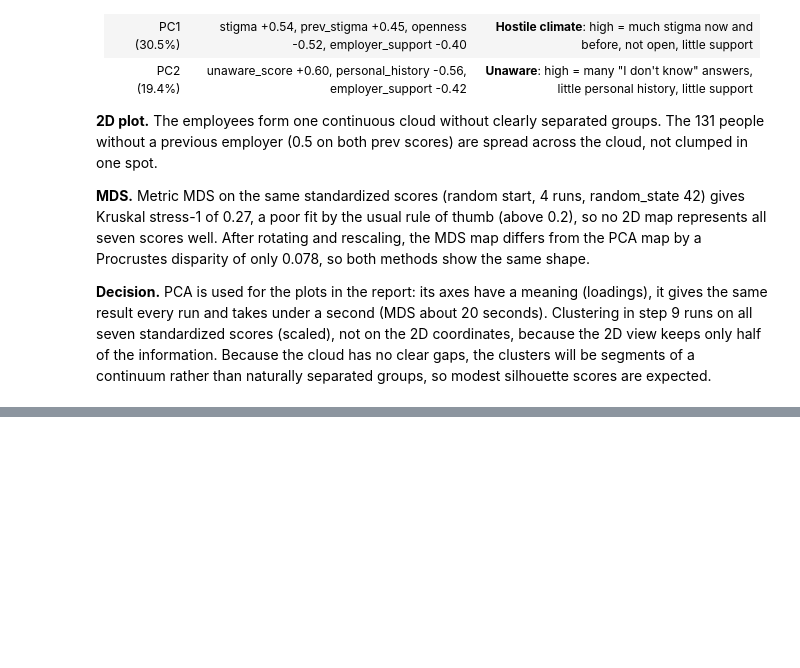
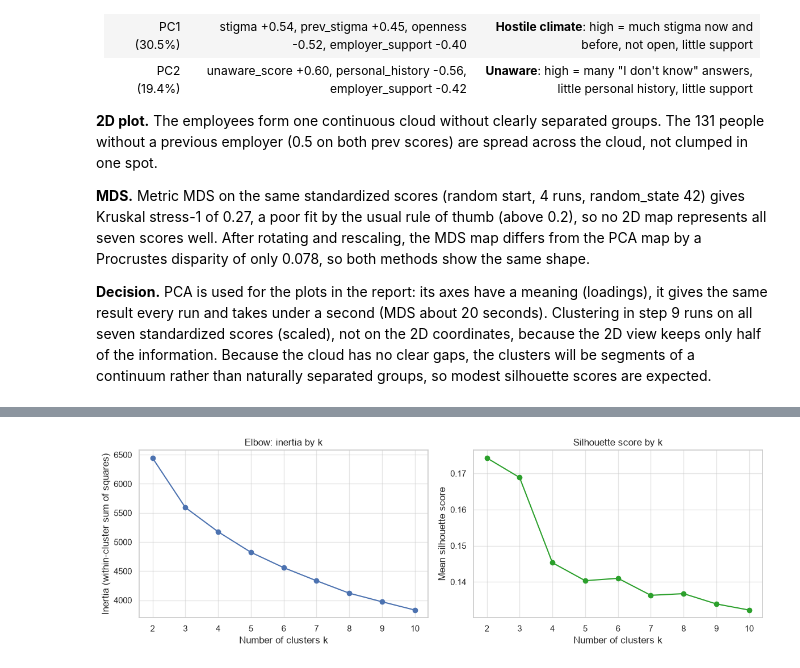
Before and after one commit to fluyid/osmi-mental-health-in-tech, a Jupyter notebook: osmi-clustering/notebooks/01_clustering.ipynb, the cells around one changed output, grey strips where cells are left out. Drawn from its saved outputs; the diff is of its cells as text; code cells hidden in the pictures; blank space fills up the shorter version.

```diff
--- a/osmi-clustering/notebooks/01_clustering.ipynb
+++ b/osmi-clustering/notebooks/01_clustering.ipynb
@@ -1113,0 +1123,15 @@ Procrustes disparity PCA vs MDS: 0.078
+# %%
+k_values = range(2, 11)
+inertias = []
+silhouettes = []
+
+for k in k_values:
+    km = KMeans(n_clusters=k, n_init=10, random_state=42)
+    labels = km.fit_predict(scaled)
+    inertias.append(km.inertia_)
+    silhouettes.append(silhouette_score(scaled, labels))
+
+kmeans_table = pd.DataFrame({"inertia": inertias, "silhouette": silhouettes},
+                            index=pd.Index(k_values, name="k"))
+kmeans_table["inertia_drop"] = -kmeans_table["inertia"].diff()
+kmeans_table.round(3)
@@ -1113,0 +1150,18 @@ Procrustes disparity PCA vs MDS: 0.078
+# %%
+fig, axes = plt.subplots(1, 2, figsize=(12, 4))
+
+axes[0].plot(kmeans_table.index, kmeans_table["inertia"], marker="o")
+axes[0].set_title("Elbow: inertia by k")
+axes[0].set_xlabel("Number of clusters k")
+axes[0].set_ylabel("Inertia (within-cluster sum of squares)")
+
+axes[1].plot(kmeans_table.index, kmeans_table["silhouette"], marker="o", color="tab:green")
+axes[1].set_title("Silhouette score by k")
+axes[1].set_xlabel("Number of clusters k")
+axes[1].set_ylabel("Mean silhouette score")
+
+plt.tight_layout()
+plt.savefig("../figures/kmeans_elbow_silhouette.png", dpi=150, bbox_inches="tight")
+plt.show()
+# %% [output]
+[figure, added]
```
Also changed, not shown: parts of 4 cells of this notebook, 1 other file.
